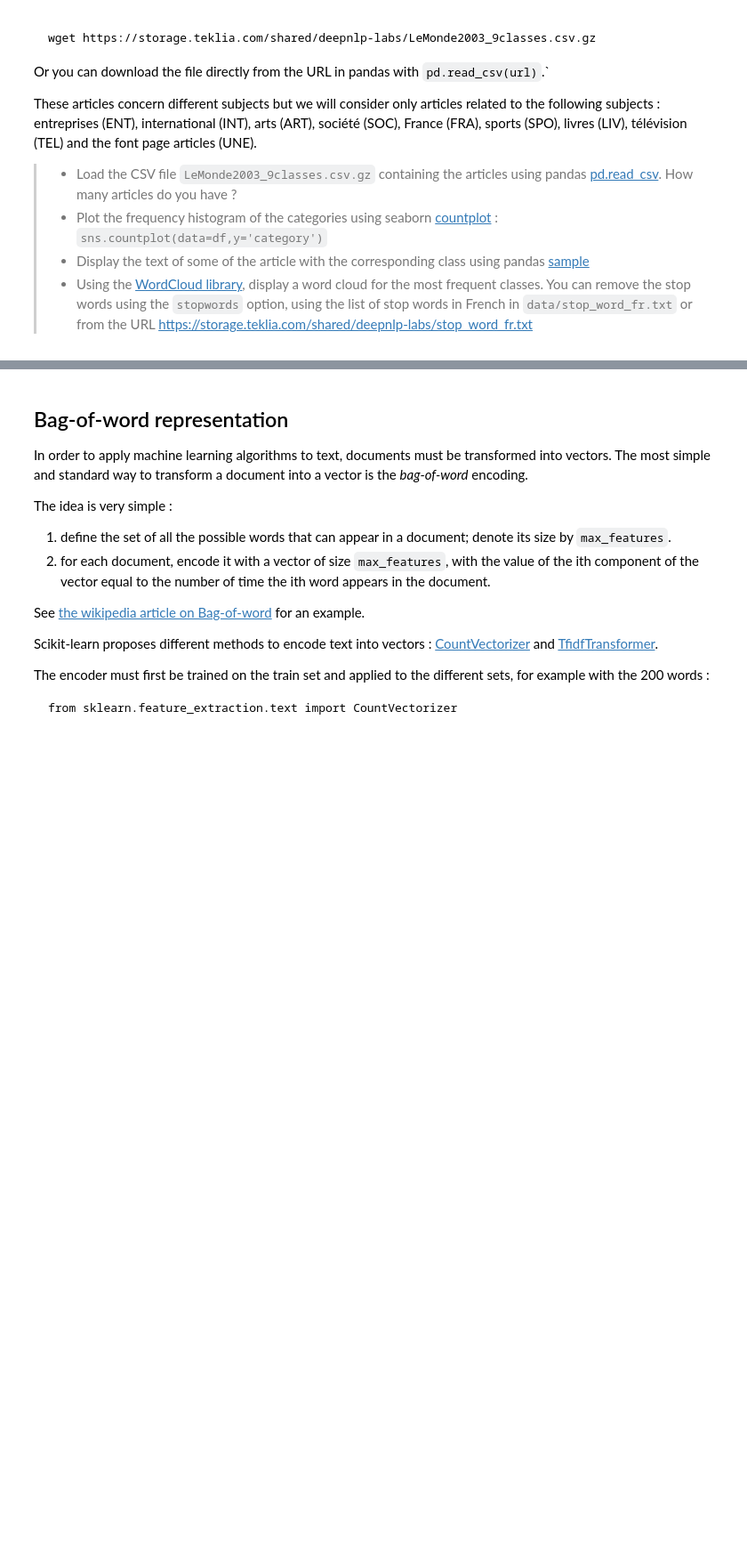
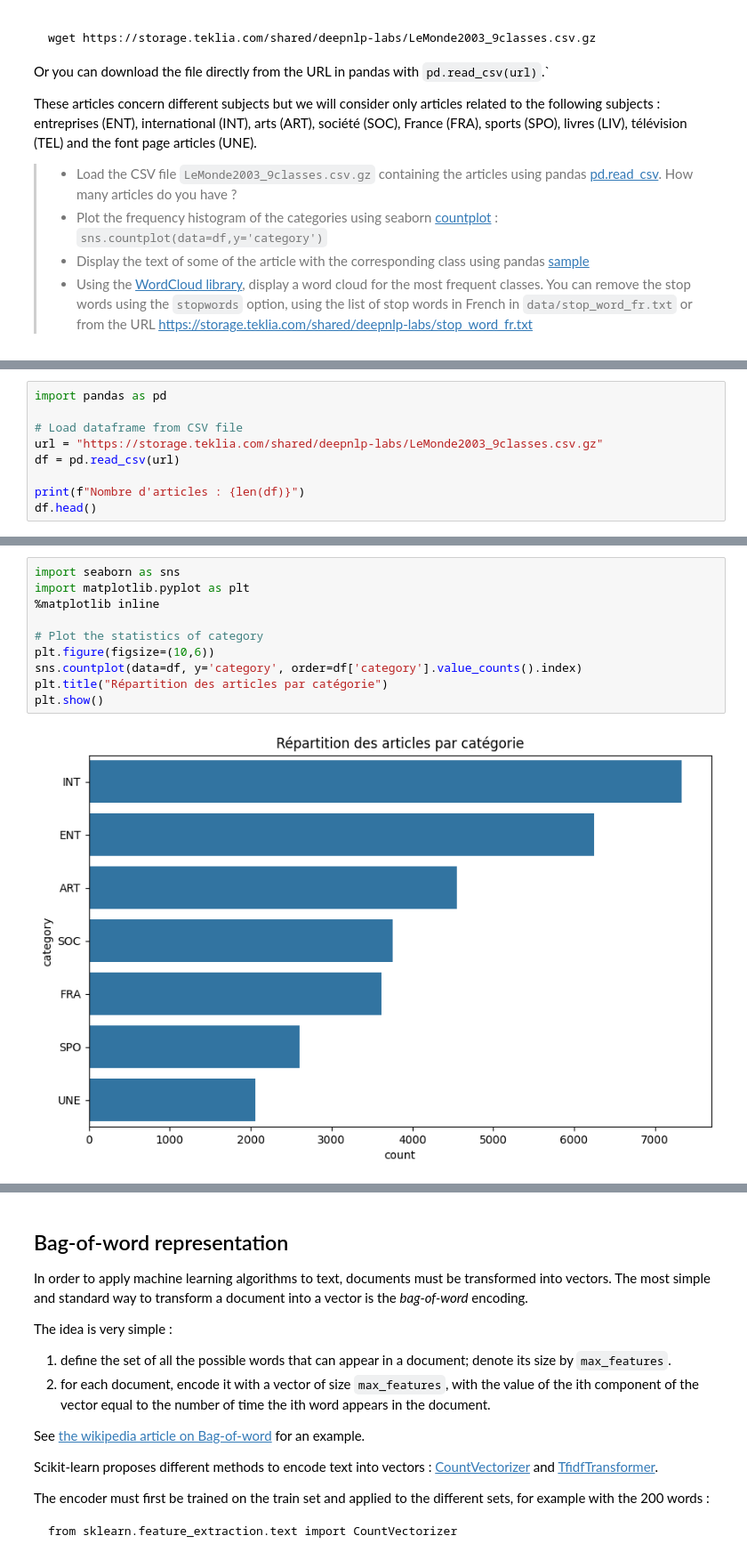
Before and after one commit to gabrielorsatti/nlp-lab-text-classification, a Jupyter notebook: TextClassification_LeMonde.ipynb, the cells around one changed output, grey strips where cells are left out. Shown at 89% size. Cells and saved outputs as stored; diff of their text form; blank space fills up the shorter version.

```diff
--- a/TextClassification_LeMonde.ipynb
+++ b/TextClassification_LeMonde.ipynb
@@ -34,0 +24,9 @@ import seaborn as sns
+# %%
+import pandas as pd
+
+# Load dataframe from CSV file
+url = "https://storage.teklia.com/shared/deepnlp-labs/LeMonde2003_9classes.csv.gz"
+df = pd.read_csv(url)
+
+print(f"Nombre d'articles : {len(df)}")
+df.head()
@@ -35,3 +41,15 @@ import seaborn as sns
+# %%
+import seaborn as sns
+import matplotlib.pyplot as plt
+%matplotlib inline
+
+# Plot the statistics of category
+plt.figure(figsize=(10,6))
+sns.countplot(data=df, y='category', order=df['category'].value_counts().index)
+plt.title("Répartition des articles par catégorie")
+plt.show()
+# %% [output]
+[figure, added]
 # %%
 # Print examples of the articles
 pd.set_option('display.max_colwidth', None)
```
Also changed, not shown: parts of 21 cells of this notebook.
